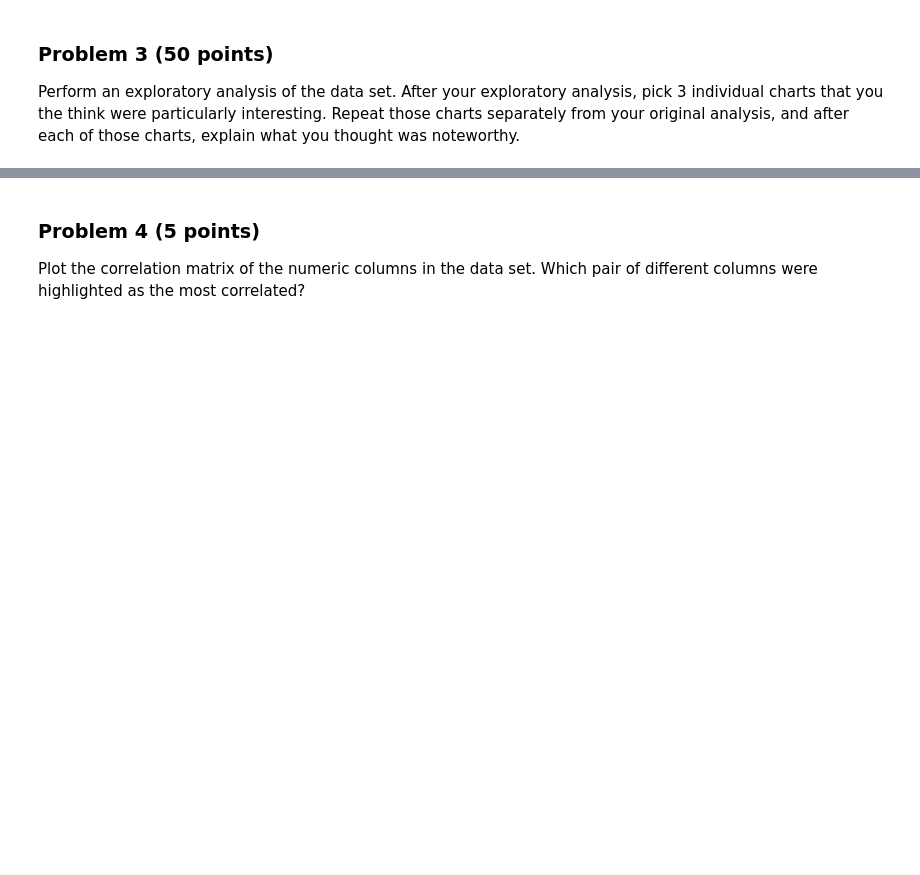
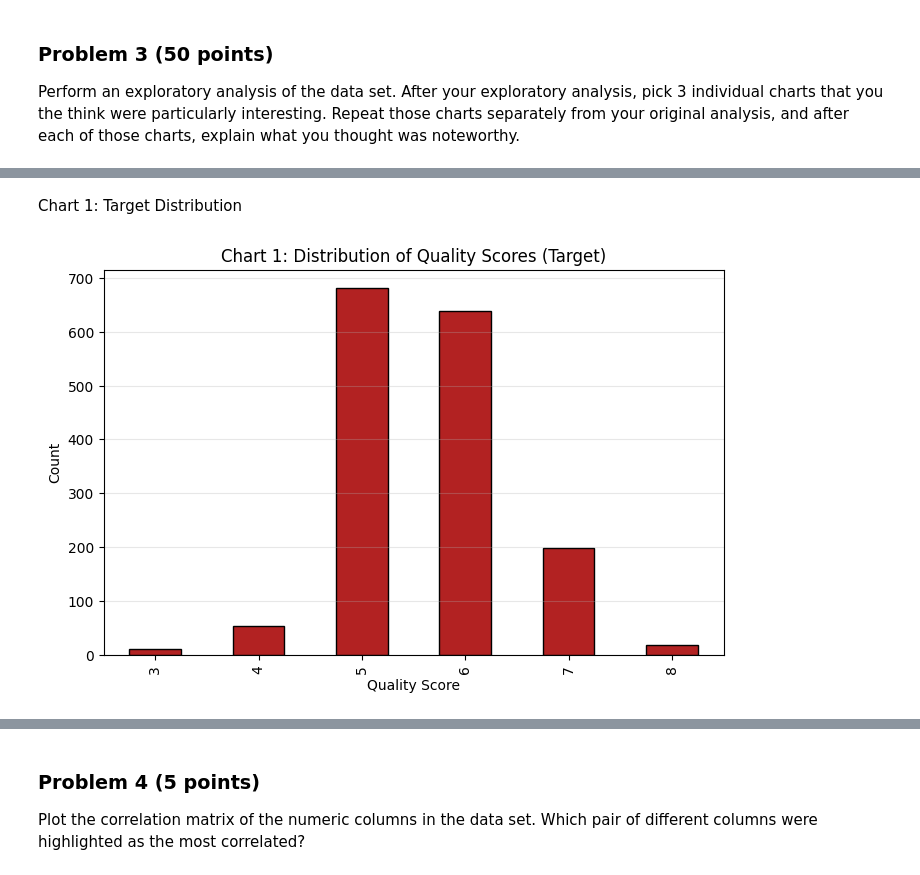
Before and after one commit to kronenflex/homeworks_mds_DX_602, a Jupyter notebook: homework12/project.ipynb, the cells around one changed output, grey strips where cells are left out. Drawn from its saved outputs; the diff is of its cells as text; code cells hidden in the pictures; blank space fills up the shorter version.

```diff
--- a/homework12/project.ipynb
+++ b/homework12/project.ipynb
@@ -92,0 +188,13 @@ YOUR ANSWERS HERE
+# %% [markdown]
+Chart 1: Target Distribution
+# %%
+plt.figure(figsize=(8, 5))
+counts = df['target'].value_counts().sort_index()
+counts.plot(kind='bar', color='firebrick', edgecolor='black')
+plt.title("Chart 1: Distribution of Quality Scores (Target)")
+plt.xlabel("Quality Score")
+plt.ylabel("Count")
+plt.grid(axis='y', alpha=0.3)
+plt.show()
+# %% [output]
+[figure, added]
```
Also changed, not shown: parts of 33 cells of this notebook.
